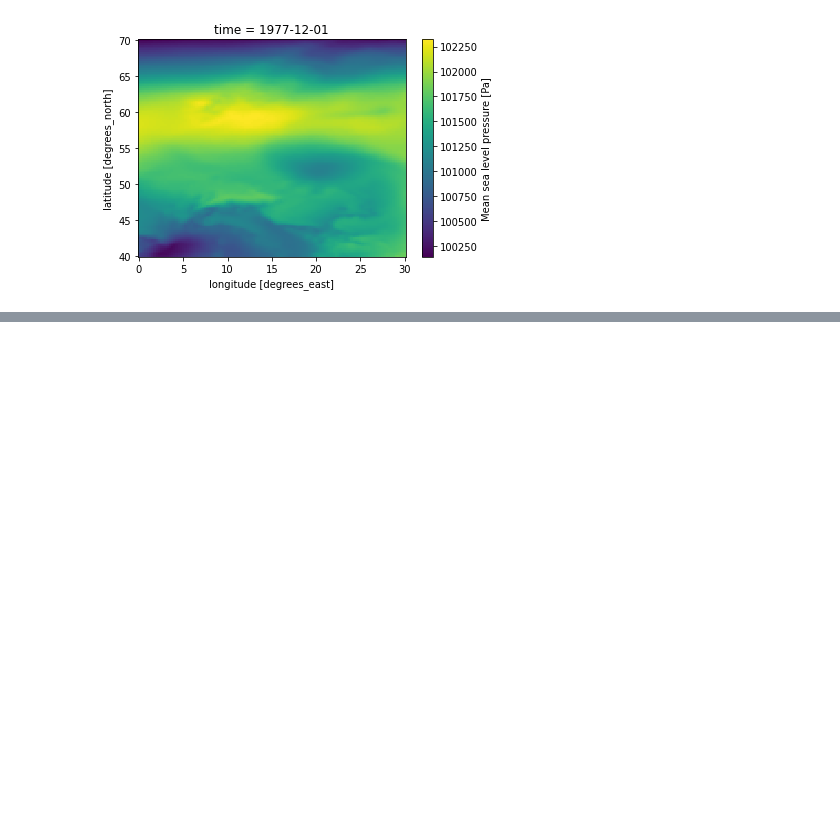
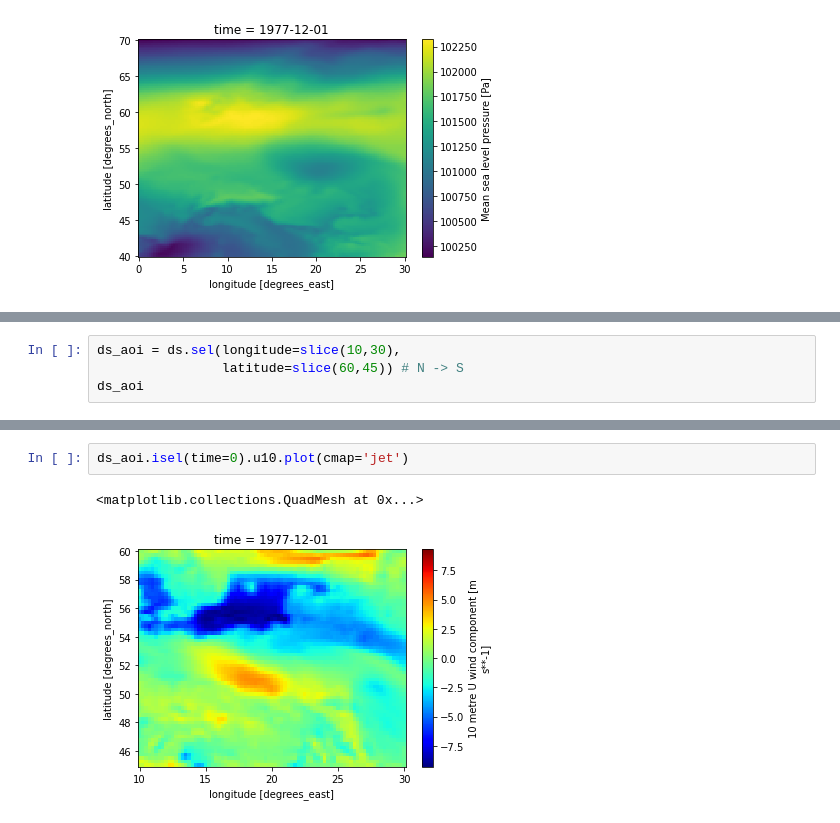
Before and after one commit to DHI/book-learn-mikeio-modelskill, a Jupyter notebook: _sources/external_forcing.ipynb, the cells around one changed output, grey strips where cells are left out. Saved outputs shown, nothing was run; the diff lists cells and outputs as text; blank space fills up the shorter version.

```diff
--- a/_sources/external_forcing.ipynb
+++ b/_sources/external_forcing.ipynb
@@ -105,0 +143,4 @@ ds0.msl.plot()
+# %%
+ds_aoi = ds.sel(longitude=slice(10,30),
+                latitude=slice(60,45)) # N -> S
+ds_aoi
@@ -105,0 +165,5 @@ ds0.msl.plot()
+# %%
+ds_aoi.isel(time=0).u10.plot(cmap='jet')
+# %% [output]
+<matplotlib.collections.QuadMesh at 0x...>
+[figure, added]
```
Also changed, not shown: parts of 19 cells of this notebook, 13 other files.
